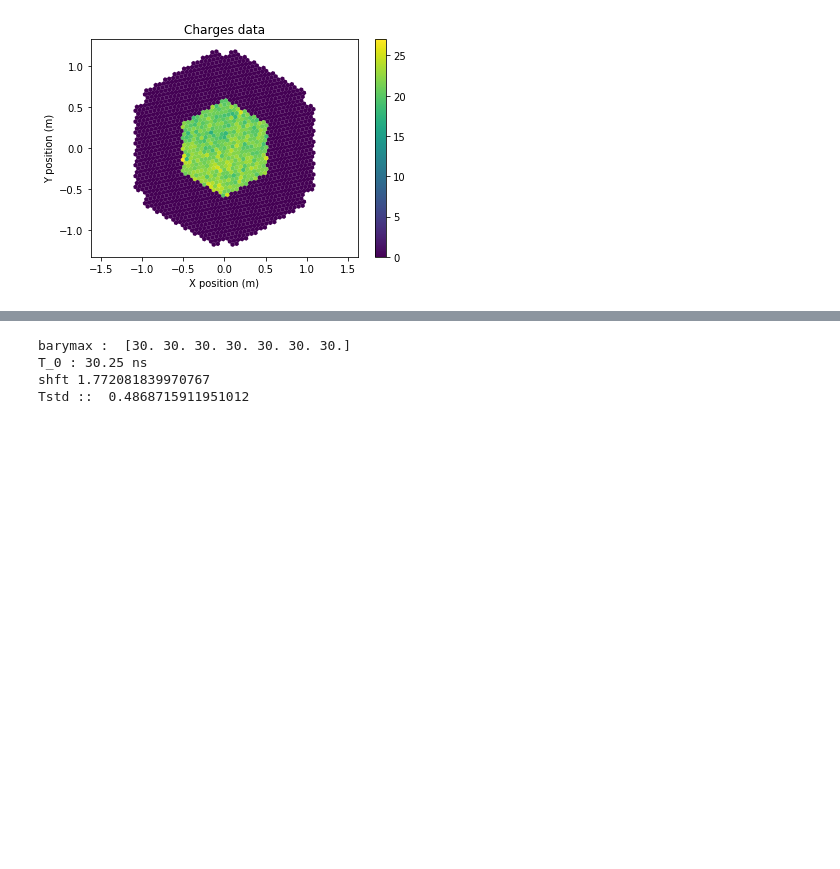
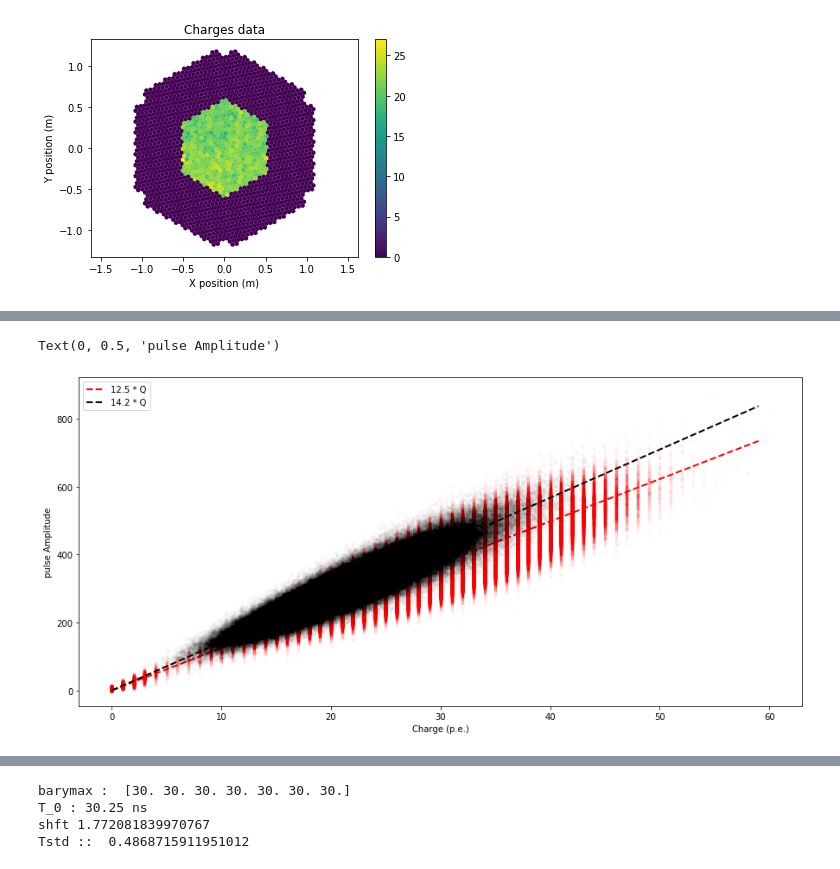
Before and after one commit to ThomasTTX/nectarchain, a Jupyter notebook: MC_data_comparaison_noteebooks/30pe_MC_data.ipynb, the cells around one changed output, grey strips where cells are left out. Drawn from its saved outputs; the diff is of its cells as text; code cells hidden in the pictures; blank space fills up the shorter version.

```diff
--- a/MC_data_comparaison_noteebooks/30pe_MC_data.ipynb
+++ b/MC_data_comparaison_noteebooks/30pe_MC_data.ipynb
@@ -116,3 +116,30 @@ l = plt.gca().legend()
+# %%
+aa = all_QMC.flatten()
+bb = (wfs_MC[:,0,:,:]-250.).max(axis=2).flatten()
+mm = aa != 0
+
+QA = (bb[mm]/aa[mm]).mean()
+
+pp = plt.plot(all_QMC.flatten(),(wfs_MC[:,0,:,:]-250.).max(axis=2).flatten(),\
+              '.',alpha=.01,color = 'red')
+pp = plt.plot(np.arange(60),np.arange(60)*QA,'--',color = 'red',\
+              lw=2, label="{:.3} * Q".format(QA))
+
+pp = plt.plot(((wfs_data[:,0,:,20:40]-250.).sum(axis=2)/58.).flatten(),(wfs_data[:,0,:,:]-250.).max(axis=2).flatten(),\
+              '.',alpha=.01,color = 'black')
+
+
+QAdat = ((wfs_data[:,0,:,:]-250.).max(axis=2).flatten()/((wfs_data[:,0,:,20:40]-250.).sum(axis=2)/58.).flatten()).mean()
+
+pp = plt.plot(np.arange(60),np.arange(60)*QAdat,'--',color = 'black',\
+              lw=2, label="{:.3} * Q".format(QAdat))
+
+plt.gca().legend()
+plt.gca().set_xlabel("Charge (p.e.)")
+plt.gca().set_ylabel("pulse Amplitude")
+# %% [output]
+Text(0, 0.5, 'pulse Amplitude')
+[figure, added]
 # %%
 pix = 5
 h= plt.hist((wfs_data[:,0,pix,20:40]-250.).sum(axis=1)/58.,100,color='black',alpha=.5,\
```
Also changed, not shown: parts of 12 cells of this notebook.
